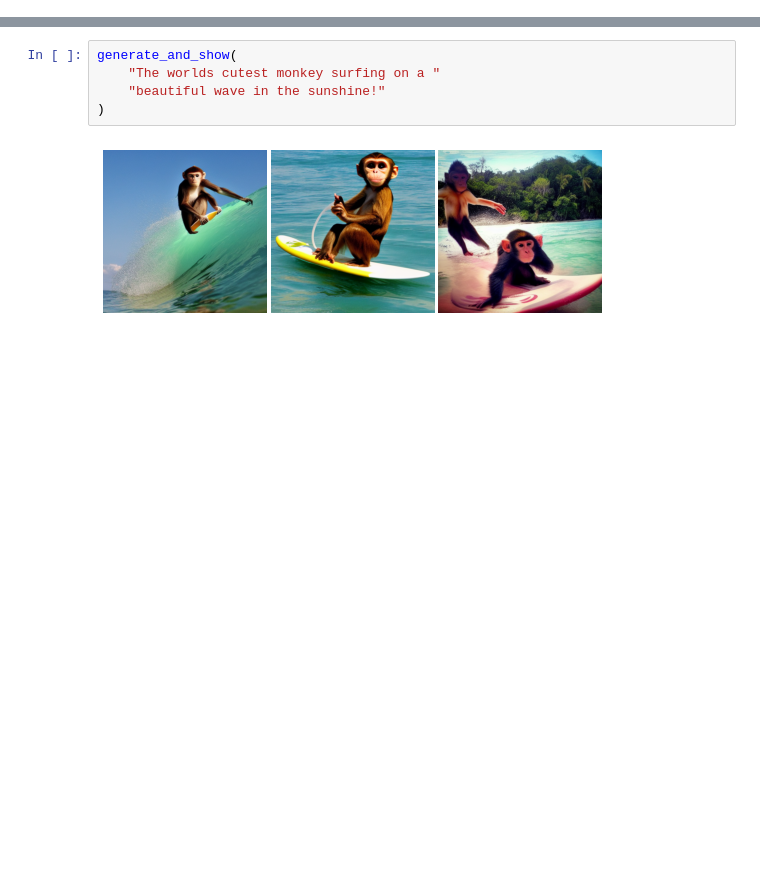
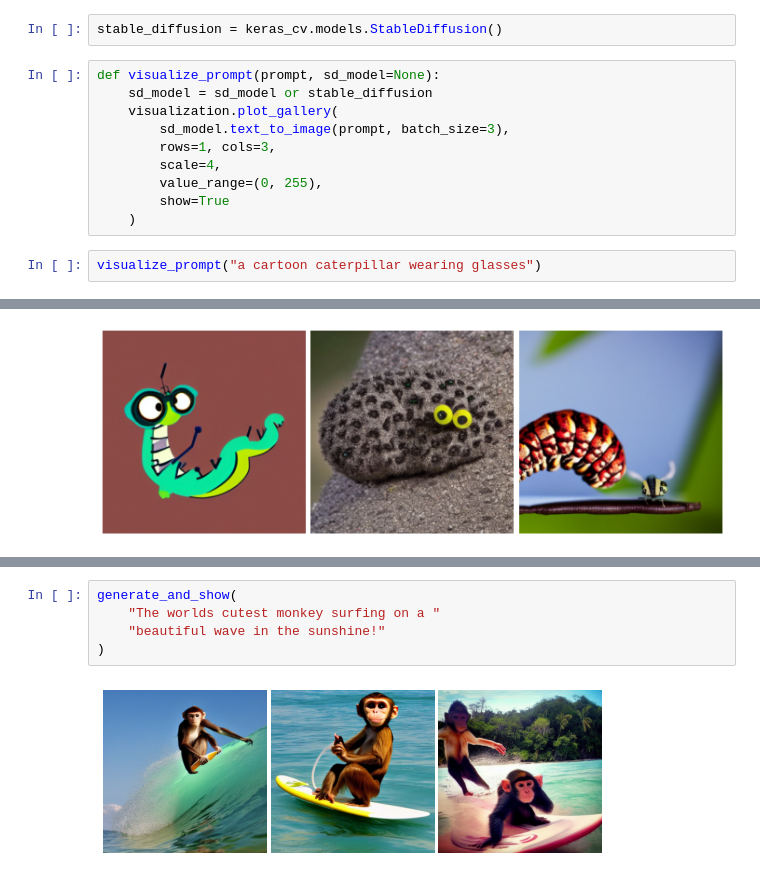
Before and after one commit to LukeWood/Devoxx-prototypes, a Jupyter notebook: Basic Generation.ipynb, the cells around one changed output, grey strips where cells are left out. Cells and saved outputs as stored; diff of their text form; blank space fills up the shorter version.

```diff
--- a/Basic Generation.ipynb
+++ b/Basic Generation.ipynb
@@ -3,0 +40,15 @@ import luketils
+# %%
+stable_diffusion = keras_cv.models.StableDiffusion()
+# %%
+def visualize_prompt(prompt, sd_model=None):
+    sd_model = sd_model or stable_diffusion
+    visualization.plot_gallery(
+        sd_model.text_to_image(prompt, batch_size=3),
+        rows=1, cols=3,
+        scale=4,
+        value_range=(0, 255),
+        show=True
+    )
+# %%
+visualize_prompt("a cartoon caterpillar wearing glasses")
+# %% [output]
@@ -3,0 +56 @@ import luketils
+[figure, added]
```
Also changed, not shown: parts of 29 cells of this notebook.
